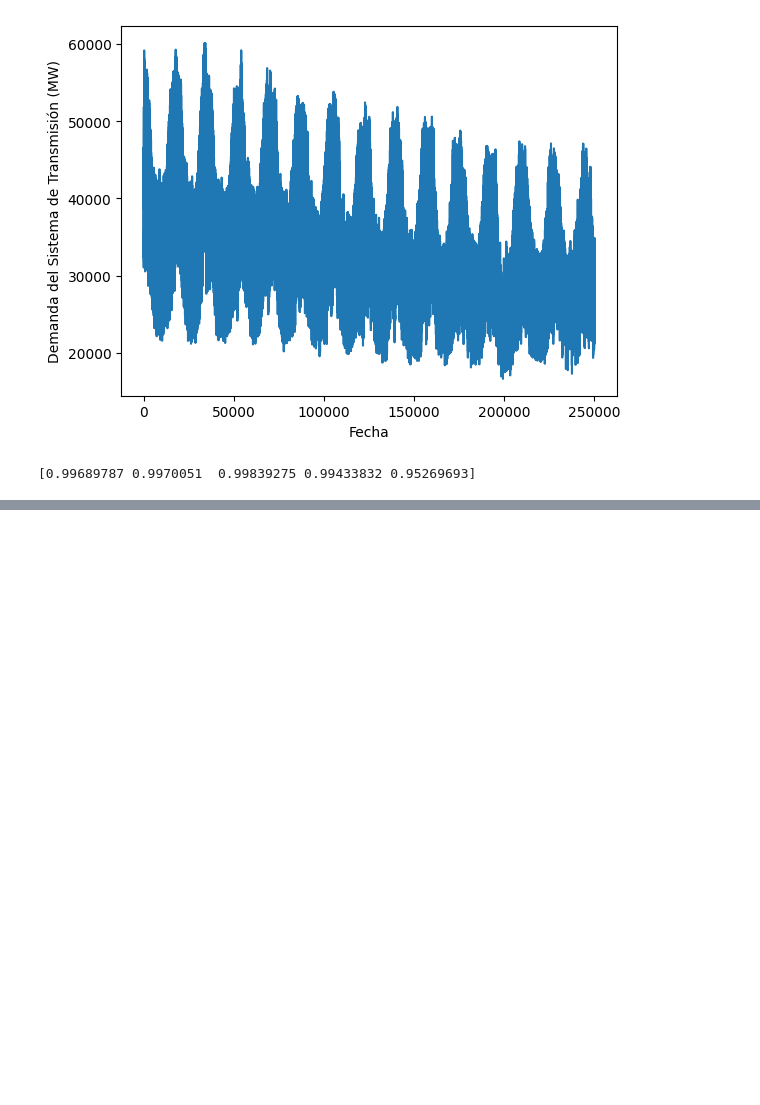
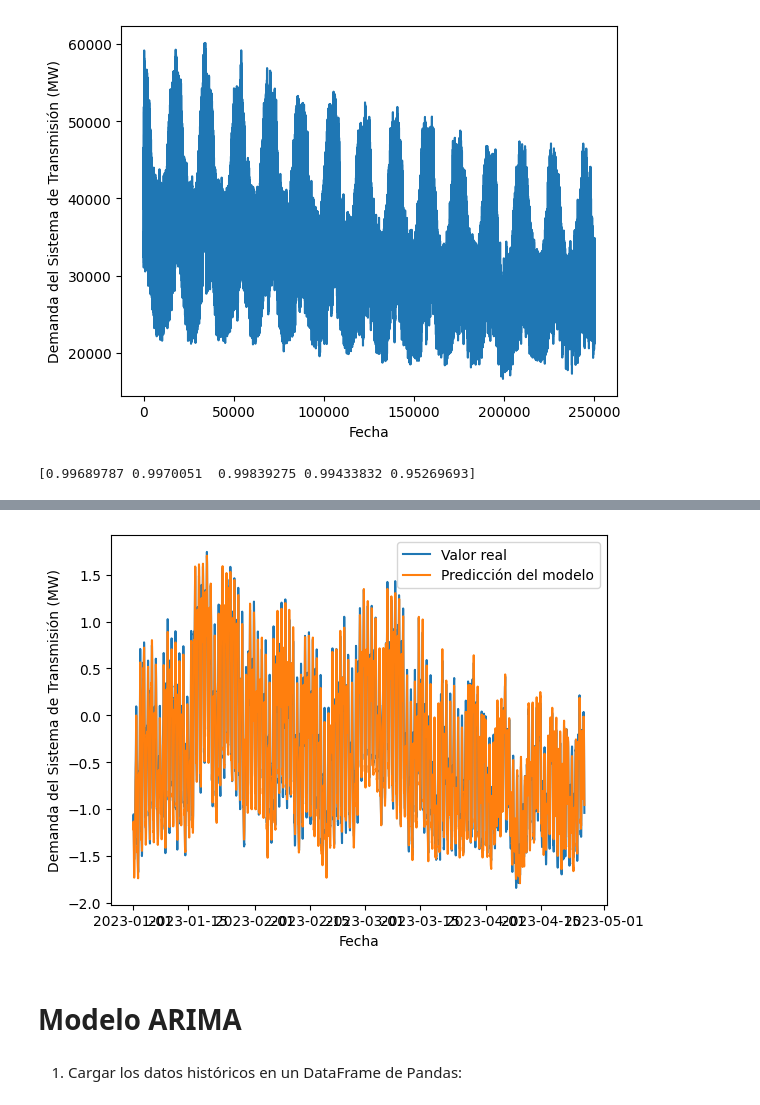
Before and after one commit to Krtucho/NataSquad-AI-Hackathon, a Jupyter notebook: code.ipynb, the cells around one changed output, grey strips where cells are left out. Drawn from its saved outputs; the diff is of its cells as text; code cells hidden in the pictures; blank space fills up the shorter version.

Commit message:
ARIMA model and Done!

```diff
--- a/code.ipynb
+++ b/code.ipynb
@@ -149 +151,17 @@ MAE: 0.07986858028594537
 [figure]
+# %%
+import matplotlib.pyplot as plt
+
+# Graficar los valores reales y las predicciones del modelo
+plt.plot(y_test.index, y_test, label='Valor real')
+plt.plot(y_test.index, y_pred, label='Predicción del modelo')
+plt.legend()
+plt.xlabel('Fecha')
+plt.ylabel('Demanda del Sistema de Transmisión (MW)')
+plt.show()
+# %% [output]
+[figure, added]
+# %% [markdown]
+# Modelo ARIMA
+# %% [markdown]
+1. Cargar los datos históricos en un DataFrame de Pandas:
```
Also changed, not shown: parts of 22 cells of this notebook, 2 other files.
